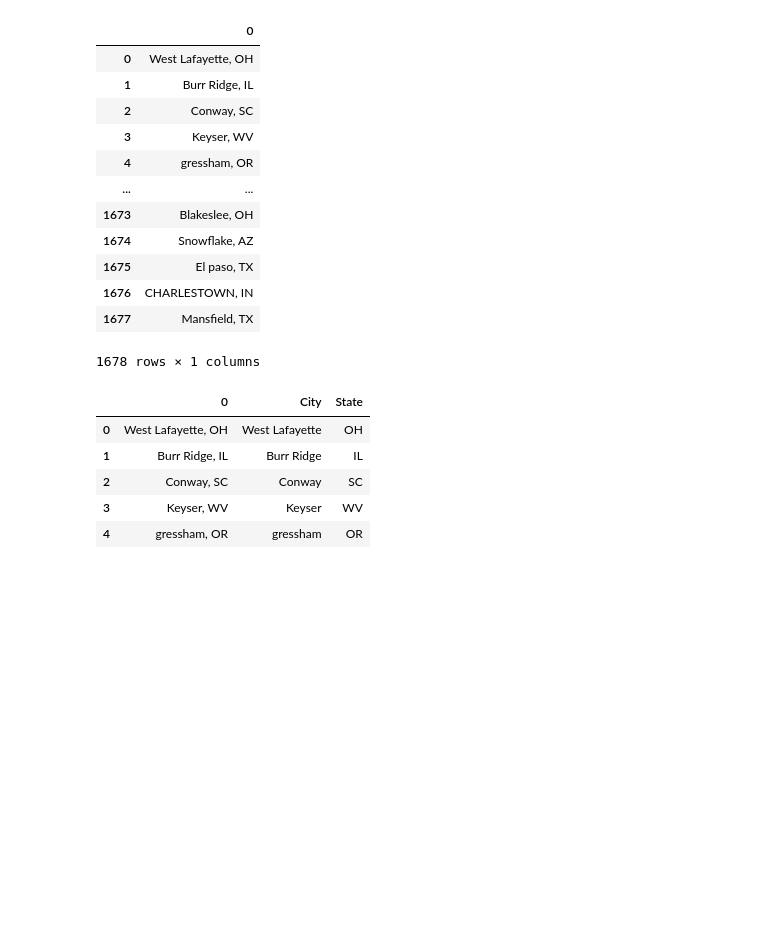
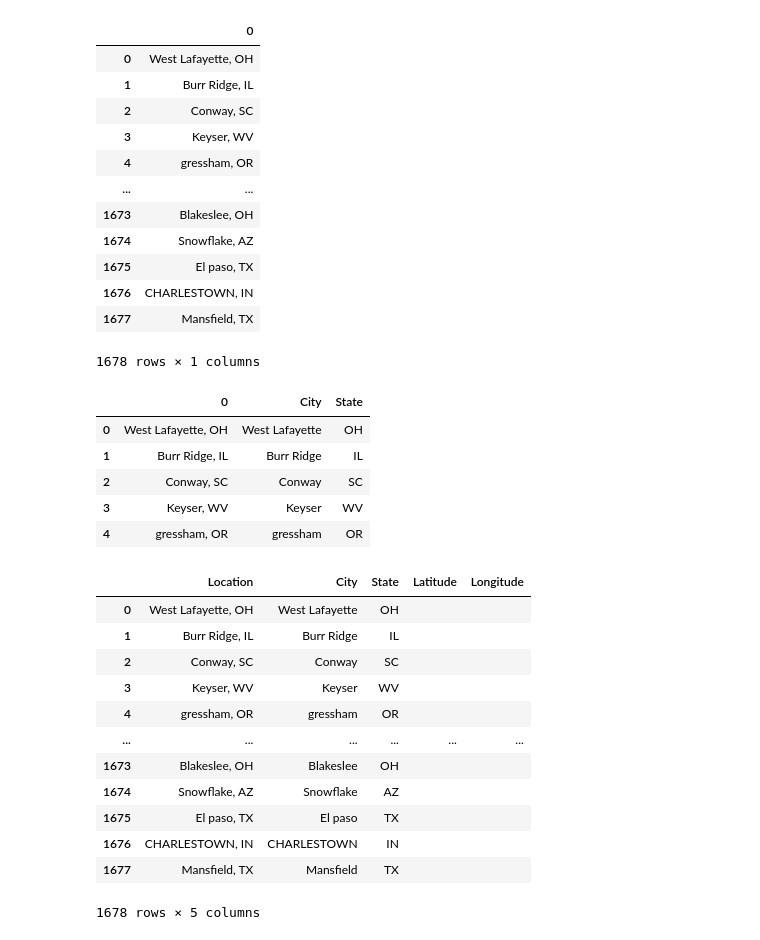
Before and after one commit to scheaton/Group-Project-3, a Jupyter notebook: latlngbook.ipynb, the cells around one changed output. Drawn from its saved outputs; the diff is of its cells as text; code cells hidden in the pictures; blank space fills up the shorter version.

```diff
--- a/latlngbook.ipynb
+++ b/latlngbook.ipynb
@@ -87,3 +89,21 @@ unique_df.head()
 | 4 | gressham, OR | gressham | OR |
 # %%
 unique_df.rename({0:"Location"}, axis="columns", inplace=True)
+# %%
+unique_df["Latitude"]=""
+unique_df["Longitude"]=""
+unique_df
+# %% [output]
+|  | Location | City | State | Latitude | Longitude |
+| 0 | West Lafayette, OH | West Lafayette | OH |  |  |
+| 1 | Burr Ridge, IL | Burr Ridge | IL |  |  |
+| 2 | Conway, SC | Conway | SC |  |  |
+| 3 | Keyser, WV | Keyser | WV |  |  |
+| 4 | gressham, OR | gressham | OR |  |  |
+| ... | ... | ... | ... | ... | ... |
+| 1673 | Blakeslee, OH | Blakeslee | OH |  |  |
+| 1674 | Snowflake, AZ | Snowflake | AZ |  |  |
+| 1675 | El paso, TX | El paso | TX |  |  |
+| 1676 | CHARLESTOWN, IN | CHARLESTOWN | IN |  |  |
+| 1677 | Mansfield, TX | Mansfield | TX |  |  |
+1678 rows × 5 columns
```
Also changed, not shown: parts of 7 cells of this notebook, 2 other files.
